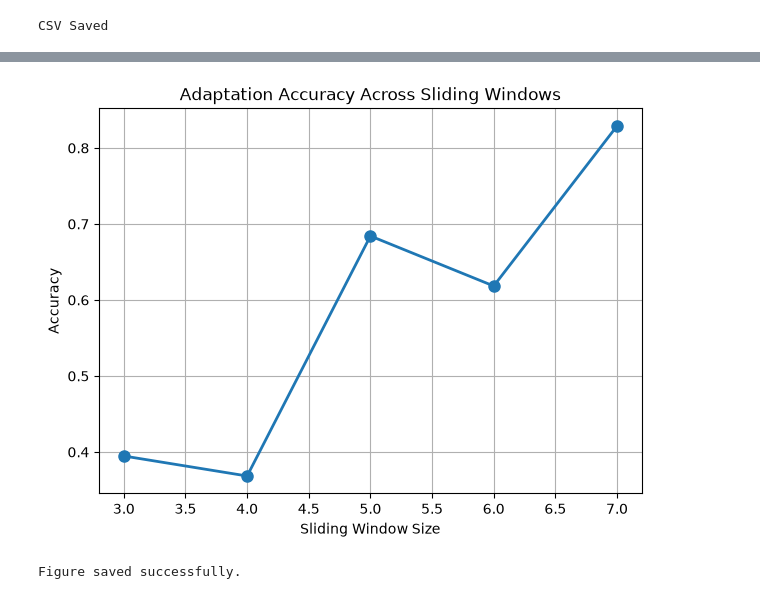
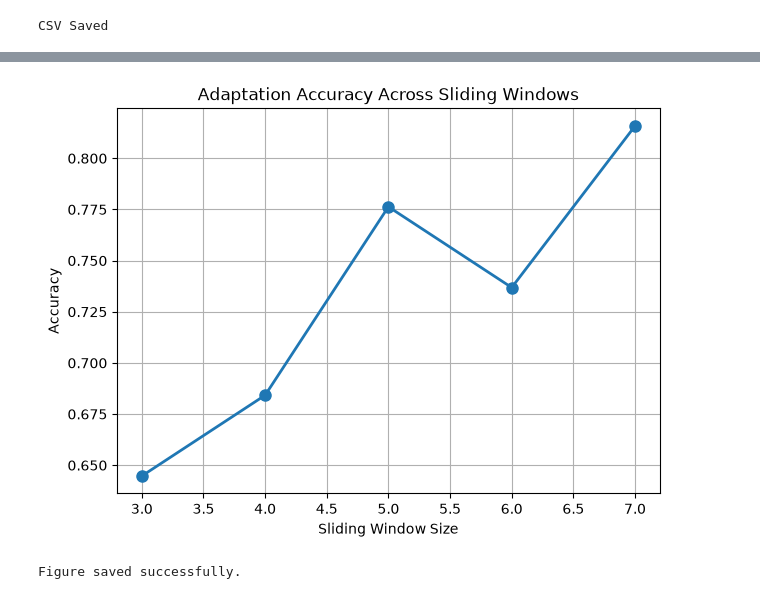
Before and after one commit to ap24110011024/Disease_detection, a Jupyter notebook: notebooks/diabetes/proactive_detection.ipynb, the cells around one changed output, grey strips where cells are left out. Drawn from its saved outputs; the diff is of its cells as text; code cells hidden in the pictures.

```diff
--- a/notebooks/diabetes/proactive_detection.ipynb
+++ b/notebooks/diabetes/proactive_detection.ipynb
@@ -24,8 +37,6 @@ random.seed(42)
 np.random.seed(42)
 tf.random.set_seed(42)
 # %%
-df = pd.read_csv("data/raw/diabetes.csv")
-
-print(df.shape)
-
-df.head()
+df = pd.read_csv(
+    os.path.join(REPO_ROOT, "data/raw/diabetes.csv")
+)
@@ -58,6 +61,14 @@ print("Number of batches:", len(batches))
 # %% [output]
 Number of batches: 10
 # %%
+cols_with_missing = [
+    "Glucose",
+    "BloodPressure",
+    "SkinThickness",
+    "Insulin",
+    "BMI"
+]
+
 results = []
 all_true = []
 all_pred = []
@@ -103,8 +114,8 @@ for i in range(3, 8):
     X_future = scaler.transform(X_future)
 
     model = tf.keras.Sequential([
-        tf.keras.layers.Dense(16, activation="relu"),
-        tf.keras.layers.Dense(8, activation="relu"),
+        tf.keras.layers.Dense(64, activation="relu"),
+        tf.keras.layers.Dense(32, activation="relu"),
         tf.keras.layers.Dense(1, activation="sigmoid")
     ])
 
@@ -117,7 +128,7 @@ for i in range(3, 8):
     model.fit(
         X_train,
         y_train,
-        epochs=30,
+        epochs=20,
         verbose=0
     )
 
@@ -376,34 +383,37 @@ val_batch        val_f1  y_future        y_pred  y_prob  y_train         y_val
 import matplotlib.pyplot as plt
 import os
 
 # Create output folder
-os.makedirs("results/accuracy", exist_ok=True)
+os.makedirs("../../results/accuracy", exist_ok=True)
 
 plt.figure(figsize=(7,5))
 
 plt.plot(
     results_df["Window"],
     results_df["Accuracy"],
     marker="o",
     linewidth=2,
     markersize=8
 )
 
 plt.xlabel("Sliding Window Size")
 plt.ylabel("Accuracy")
 plt.title("Adaptation Accuracy Across Sliding Windows")
 
 plt.grid(True)
 
 plt.savefig(
-    "results/accuracy/adaptation_accuracy_curve.png",
+    os.path.join(
+        REPO_ROOT,
+        "results/accuracy/adaptation_accuracy_curve.png"
+    ),
     dpi=300,
     bbox_inches="tight"
 )
 
 plt.show()
 
 print("Figure saved successfully.")
 # %% [output]
-[figure, old version]
+[figure, new version]
 Figure saved successfully.
```
Also changed, not shown: parts of 11 cells of this notebook, 43 other files.
